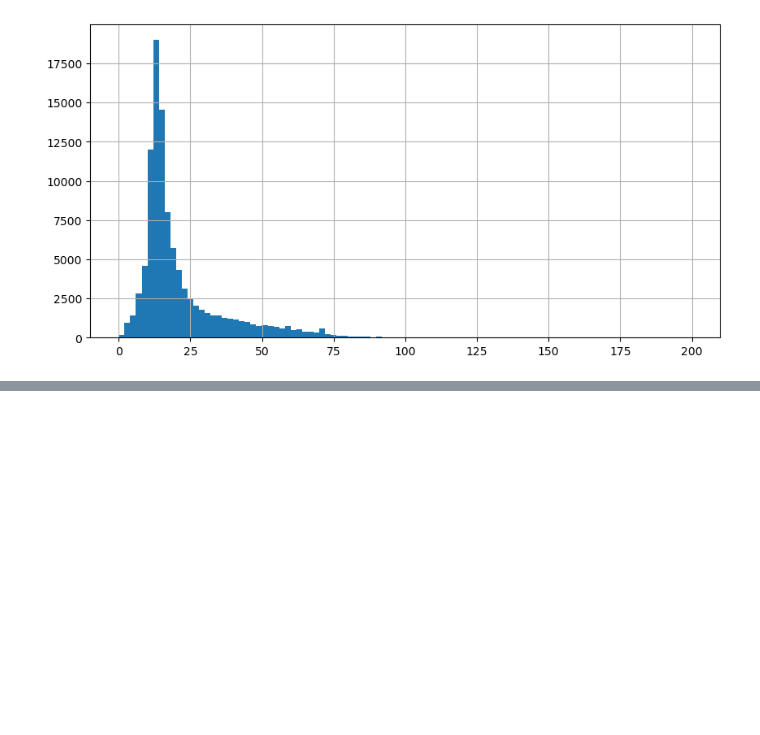
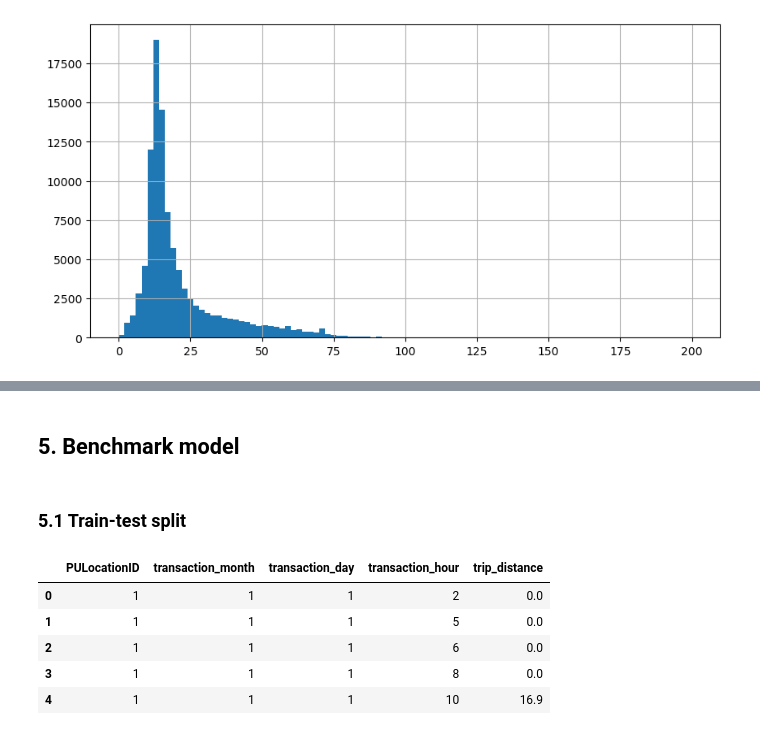
Before and after one commit to jamesaje/New-York-Taxi-Analysis, a Jupyter notebook: project_notebook.ipynb, the cells around one changed output, grey strips where cells are left out. Drawn from its saved outputs; the diff is of its cells as text; code cells hidden in the pictures; blank space fills up the shorter version.

```diff
--- a/project_notebook.ipynb
+++ b/project_notebook.ipynb
@@ -379,0 +378,2 @@ memory usage: 759.6+ MB
+# %% [markdown]
+## 5. Benchmark model
@@ -379,0 +386,2 @@ memory usage: 759.6+ MB
+# %% [markdown]
+###  5.1 Train-test split
@@ -379,0 +393,9 @@ memory usage: 759.6+ MB
+# %%
+X.head()
+# %% [output]
+|  | PULocationID | transaction_month | transaction_day | transaction_hour | trip_distance |
+| 0 | 1 | 1 | 1 | 2 | 0.0 |
+| 1 | 1 | 1 | 1 | 5 | 0.0 |
+| 2 | 1 | 1 | 1 | 6 | 0.0 |
+| 3 | 1 | 1 | 1 | 8 | 0.0 |
+| 4 | 1 | 1 | 1 | 10 | 16.9 |
```
Also changed, not shown: parts of 27 cells of this notebook.
